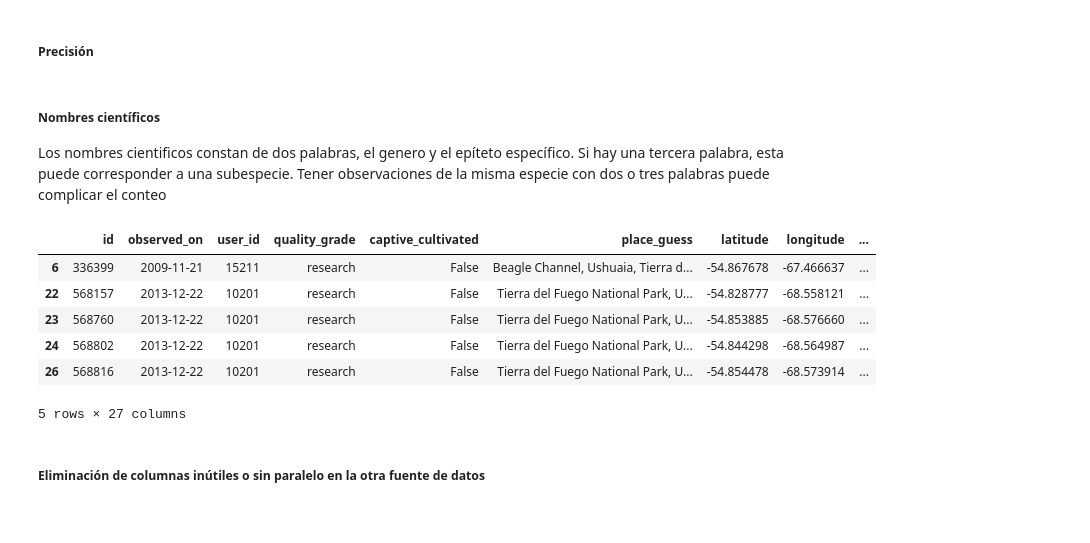
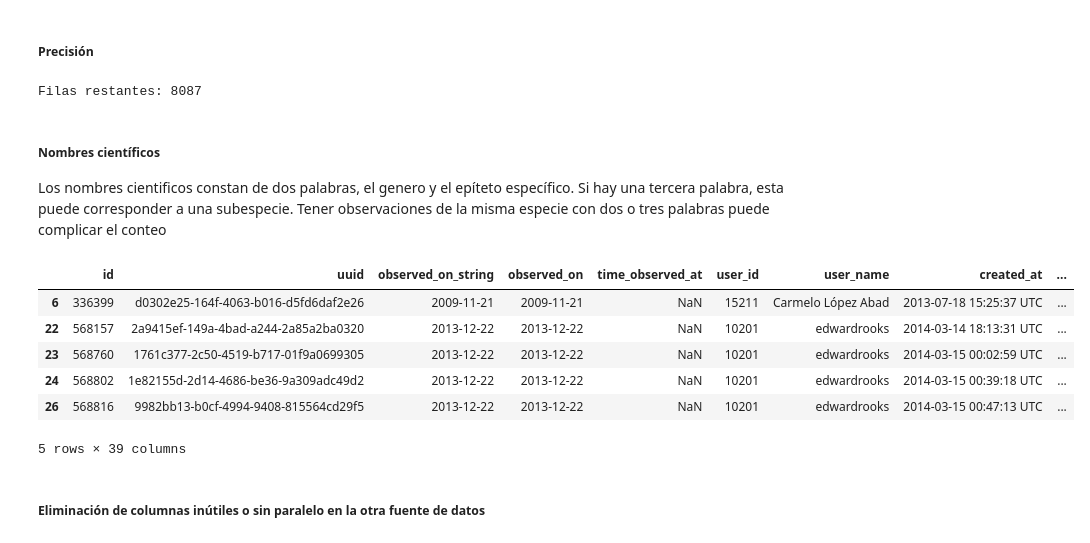
Before and after one commit to pablo-jusim/ornithological_potential, a Jupyter notebook: notebooks/01a-conversion_inat.ipynb, the cells around one changed output. Cells and saved outputs as stored; diff of their text form; code cells hidden in the pictures.

```diff
--- a/notebooks/01a-conversion_inat.ipynb
+++ b/notebooks/01a-conversion_inat.ipynb
@@ -21,10 +22,10 @@ import asociar_grilla
 # %% [markdown]
 ## Carga de datos
 # %%
-archivo = '../data/raw/obs_iNat.csv'
+archivo = '../data/external/obs_iNat.csv'
 try:
     df_base = pd.read_csv(archivo)
-    df_base.head()
+    display(df_base.head())
 except FileNotFoundError:
     print('No se encuentra el archivo en la ruta ' + archivo)
 # %% [output]
@@ -103,7 +104,10 @@ Columnas totales: 26
 # %%
 # Precision de las observaciones: Se descartan observaciones con una precisión menor
 # a la mitad del tramaño de la celda (2500 m o más)
-df_filtrada_2 = df_filtrada_1[df_filtrada_1['positional_accuracy'] < 2500]
+df_filtrada_1 = df_base[df_base['positional_accuracy'] < 2500]
+print(f'Filas restantes: {len(df_filtrada_1)}')
+# %% [output]
+Filas restantes: 8087
 # %% [markdown]
 ##### Nombres científicos
 Los nombres cientificos constan de dos palabras, el genero y el epíteto específico.
@@ -111,22 +115,22 @@ Si hay una tercera palabra, esta puede corresponder a una subespecie.
 Tener observaciones de la misma especie con dos o tres palabras puede complicar el conteo
 # %%
 # Cambiar el nombre de la columna "scientific_name" a "scientific_name_sub"
-df_filtrada_3 = df_filtrada_2.rename(columns={'scientific_name': 'scientific_name_sub'})
+df_filtrada_2 = df_filtrada_1.rename(columns={'scientific_name': 'scientific_name_sub'})
 
 # Agregar la columna "scientific_name" con el nombre científico de la especie (solo las dos primeras palabras)
-df_filtrada_3['scientific_name'] = df_filtrada_3[
+df_filtrada_2['scientific_name'] = df_filtrada_2[
     'scientific_name_sub'].apply(
         lambda x: ' '.join(x.split()[:2]) if isinstance(x, str) else x)
 
-df_filtrada_3.head()
+df_filtrada_2.head()
 # %% [output]
-|  | id | observed_on | user_id | quality_grade | captive_cultivated | place_guess | latitude | longitude | ... |
-| 6 | 336399 | 2009-11-21 | 15211 | research | False | Beagle Channel, Ushuaia, Tierra d... | -54.867678 | -67.466637 | ... |
-| 22 | 568157 | 2013-12-22 | 10201 | research | False | Tierra del Fuego National Park, U... | -54.828777 | -68.558121 | ... |
-| 23 | 568760 | 2013-12-22 | 10201 | research | False | Tierra del Fuego National Park, U... | -54.853885 | -68.576660 | ... |
-| 24 | 568802 | 2013-12-22 | 10201 | research | False | Tierra del Fuego National Park, U... | -54.844298 | -68.564987 | ... |
-| 26 | 568816 | 2013-12-22 | 10201 | research | False | Tierra del Fuego National Park, U... | -54.854478 | -68.573914 | ... |
+|  | id | uuid | observed_on_string | observed_on | time_observed_at | user_id | user_name | created_at | ... |
+| 6 | 336399 | d0302e25-164f-4063-b016-d5fd6daf2e26 | 2009-11-21 | 2009-11-21 | NaN | 15211 | Carmelo López Abad | 2013-07-18 15:25:37 UTC | ... |
+| 22 | 568157 | 2a9415ef-149a-4bad-a244-2a85a2ba0320 | 2013-12-22 | 2013-12-22 | NaN | 10201 | edwardrooks | 2014-03-14 18:13:31 UTC | ... |
+| 23 | 568760 | 1761c377-2c50-4519-b717-01f9a0699305 | 2013-12-22 | 2013-12-22 | NaN | 10201 | edwardrooks | 2014-03-15 00:02:59 UTC | ... |
+| 24 | 568802 | 1e82155d-2d14-4686-be36-9a309adc49d2 | 2013-12-22 | 2013-12-22 | NaN | 10201 | edwardrooks | 2014-03-15 00:39:18 UTC | ... |
+| 26 | 568816 | 9982bb13-b0cf-4994-9408-815564cd29f5 | 2013-12-22 | 2013-12-22 | NaN | 10201 | edwardrooks | 2014-03-15 00:47:13 UTC | ... |
-5 rows × 27 columns
+5 rows × 39 columns
 # %% [markdown]
 ##### Eliminación de columnas inútiles o sin paralelo en la otra fuente de datos
 # %%
```
Also changed, not shown: parts of 8 cells of this notebook, 16 other files.
